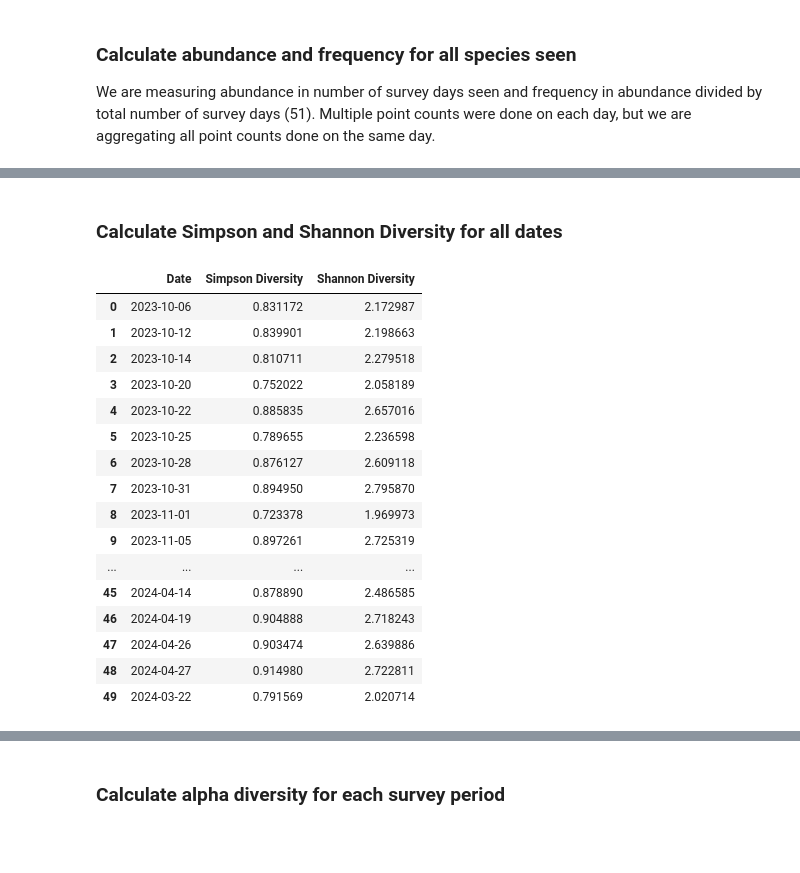
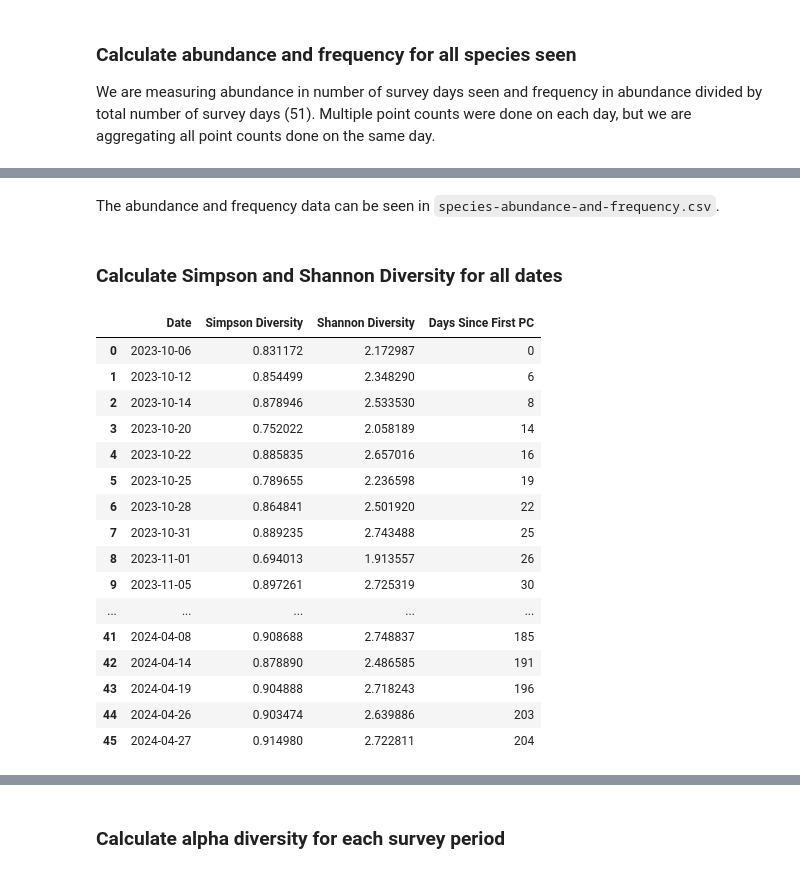
Before and after one commit to mmyen/bfb-babs-23-24, a Jupyter notebook: calculate-diversity-metrics.ipynb, the cells around one changed output, grey strips where cells are left out. Saved outputs shown, nothing was run; the diff lists cells and outputs as text; code cells hidden in the pictures; blank space fills up the shorter version.

Commit message:
Multiple changes (see extended desc.) - Change validity criteria for clean data - Recalculate frequency based on valid data (vs all data) - Add additional graphs and analysis for diversity data

```diff
--- a/calculate-diversity-metrics.ipynb
+++ b/calculate-diversity-metrics.ipynb
@@ -8,7 +13,7 @@ import numpy as np
 ## Import and clean data
 # %%
 # import data
-pc_species = pd.read_csv('point-count-species.csv')
+pc_species = pd.read_csv('point-count-species-clean.csv')
 
 # manual cleaning
 pc_species[['Date']] = pc_species[['Date']].replace(to_replace = {'11/1/2023':'11/01/2023',
@@ -118,3 +126,5 @@ species_seen
+# %% [markdown]
+The abundance and frequency data can be seen in `species-abundance-and-frequency.csv`.
 # %% [markdown]
 ### Calculate Simpson and Shannon Diversity for all dates
 # %%
@@ -123,24 +133,26 @@ date_shannon_diversity = [diversity_metrics.shannon_diversity(pc_species, date)
 # %%
 simpson_and_shannon = pd.DataFrame()
 simpson_and_shannon['Date'] = pc_dates
 simpson_and_shannon['Simpson Diversity'] = date_simpson_diversity
 simpson_and_shannon['Shannon Diversity'] = date_shannon_diversity
+first_date = simpson_and_shannon['Date'][0]
+simpson_and_shannon['Days Since First PC'] = pd.Series([(date - first_date).days for date in simpson_and_shannon['Date']])
 simpson_and_shannon
 # %% [output]
-|  | Date | Simpson Diversity | Shannon Diversity |
-| 0 | 2023-10-06 | 0.831172 | 2.172987 |
-| 1 | 2023-10-12 | 0.839901 | 2.198663 |
-| 2 | 2023-10-14 | 0.810711 | 2.279518 |
-| 3 | 2023-10-20 | 0.752022 | 2.058189 |
-| 4 | 2023-10-22 | 0.885835 | 2.657016 |
-| 5 | 2023-10-25 | 0.789655 | 2.236598 |
-| 6 | 2023-10-28 | 0.876127 | 2.609118 |
-| 7 | 2023-10-31 | 0.894950 | 2.795870 |
-| 8 | 2023-11-01 | 0.723378 | 1.969973 |
-| 9 | 2023-11-05 | 0.897261 | 2.725319 |
-| ... | ... | ... | ... |
-| 45 | 2024-04-14 | 0.878890 | 2.486585 |
-| 46 | 2024-04-19 | 0.904888 | 2.718243 |
-| 47 | 2024-04-26 | 0.903474 | 2.639886 |
-| 48 | 2024-04-27 | 0.914980 | 2.722811 |
-| 49 | 2024-03-22 | 0.791569 | 2.020714 |
+|  | Date | Simpson Diversity | Shannon Diversity | Days Since First PC |
+| 0 | 2023-10-06 | 0.831172 | 2.172987 | 0 |
+| 1 | 2023-10-12 | 0.854499 | 2.348290 | 6 |
+| 2 | 2023-10-14 | 0.878946 | 2.533530 | 8 |
+| 3 | 2023-10-20 | 0.752022 | 2.058189 | 14 |
+| 4 | 2023-10-22 | 0.885835 | 2.657016 | 16 |
+| 5 | 2023-10-25 | 0.789655 | 2.236598 | 19 |
+| 6 | 2023-10-28 | 0.864841 | 2.501920 | 22 |
+| 7 | 2023-10-31 | 0.889235 | 2.743488 | 25 |
+| 8 | 2023-11-01 | 0.694013 | 1.913557 | 26 |
+| 9 | 2023-11-05 | 0.897261 | 2.725319 | 30 |
+| ... | ... | ... | ... | ... |
+| 41 | 2024-04-08 | 0.908688 | 2.748837 | 185 |
+| 42 | 2024-04-14 | 0.878890 | 2.486585 | 191 |
+| 43 | 2024-04-19 | 0.904888 | 2.718243 | 196 |
+| 44 | 2024-04-26 | 0.903474 | 2.639886 | 203 |
+| 45 | 2024-04-27 | 0.914980 | 2.722811 | 204 |
```
Also changed, not shown: parts of 22 cells of this notebook, 8 other files.
